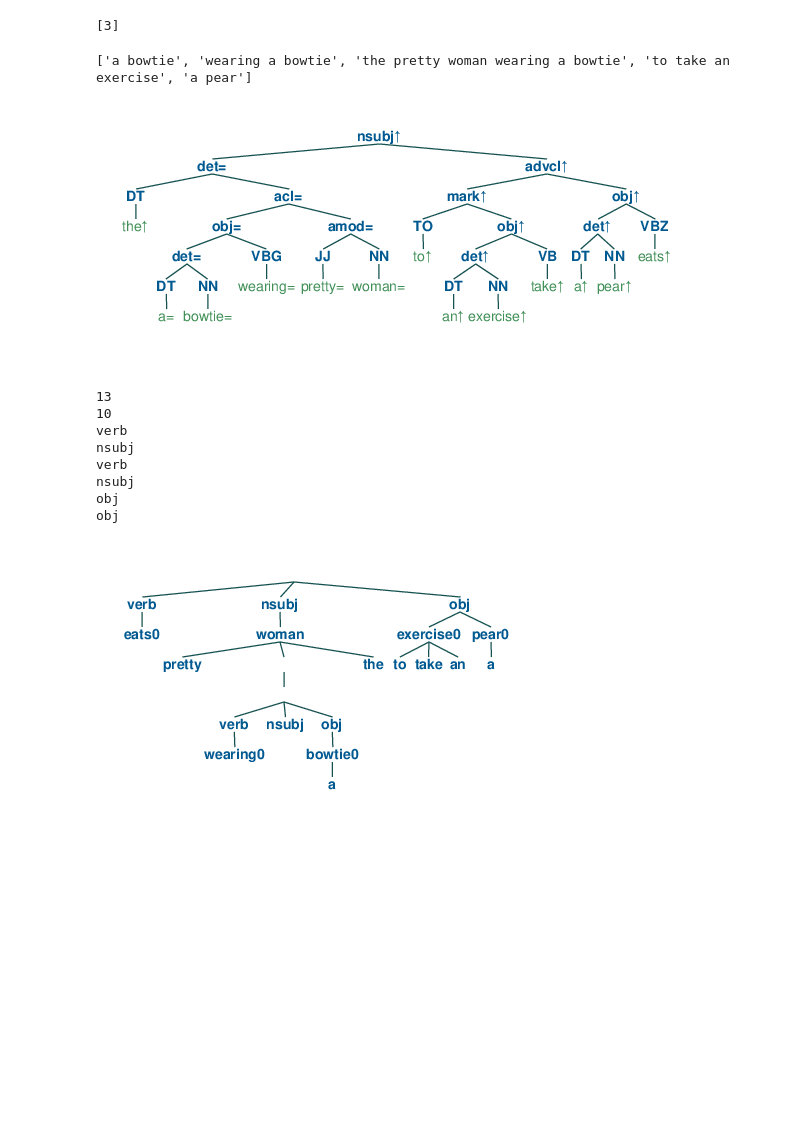
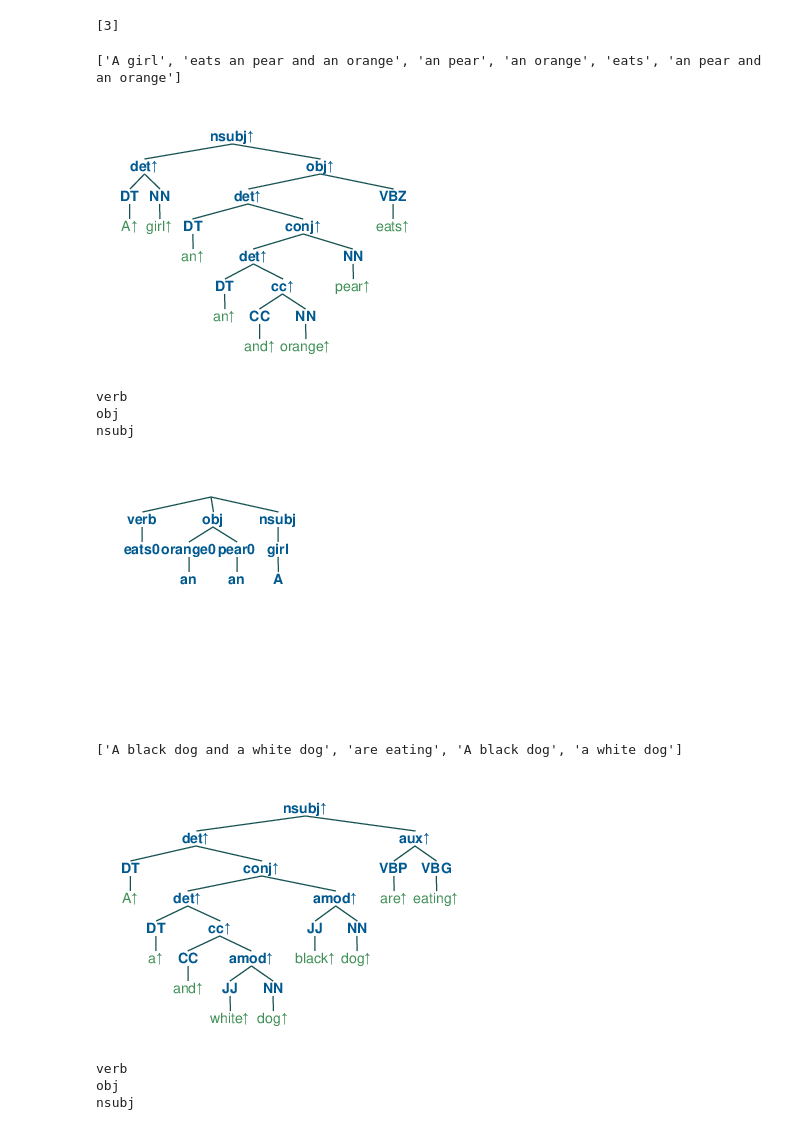
Before and after one commit to eric11eca/NeuralLog, a Jupyter notebook: src/theory_align.ipynb, the cells around one changed output. Drawn from its saved outputs; the diff is of its cells as text; code cells hidden in the pictures; blank space fills up the shorter version.

Commit message:
fix: improvements and updates on Chunker

```diff
--- a/src/theory_align.ipynb
+++ b/src/theory_align.ipynb
@@ -809,5 +805,6 @@ def construct_sentence(root):
                 break
             index += 1
         output.insert(index,listNodes[k])
-    return output
+    newChunk = Chunk(None, output)
+    return newChunk
 # %%
@@ -834,35 +857,55 @@ def make_chunks(graph_or_root, results):
         root = graph_or_root.root
     else:
         root = graph_or_root
+    cont_out = dict()
     for cont in root.nexts.keys():
         for contNode in root.nexts[cont]:
-            chunk_from_nodes(contNode, results)
-    outList = []
-    for nodeList in results:
+            comp = chunk_from_nodes(contNode, results)
+            if(cont in cont_out):
+                cont_out[cont].append(comp)
+            else:
+                cont_out[cont] = []
+                cont_out[cont].append(comp)
+        if(cont in cont_out):
+            cont_out[cont] = combine_conj_chunk(cont_out[cont])
+            results += cont_out[cont]
+    if("verb" in cont_out and "obj" in cont_out):
+        for vbChunk in cont_out["verb"]:
+            for objChunk in cont_out["obj"]:
+                if(vbChunk.node.pair == objChunk.node.pair):
+                    vb = vbChunk.nodeList
+                    obj = objChunk.nodeList
+                    if(vb[-1].end +1 == obj[0].start):
+                            results.append(Chunk(vbChunk.node, vb+obj))
+    outList = set()
+    for nodeChunk in results:
         tempStr = ""
-        for node in nodeList:
+        for node in nodeChunk.nodeList:
             tempStr += node.word
             tempStr += " "
-        outList.append(tempStr.rstrip())
-    return outList
+        outList.add(tempStr.rstrip())
+
+    return list(outList)
 # %%
 results = []
-gh1 = mono2Graph(results_tree[2])
+gh1 = mono2Graph(results_tree[0])
 print(make_chunks(gh1, results))
-visualize_tree(pipeline.postprocess(results_tree[2],""))
-print(results_tree[1].right.right.right.key)
-print(results_tree[1].right.right.left.left.key)
+visualize_tree(pipeline.postprocess(results_tree[0],""))
+jupyter_draw_nltk_tree(Tree.fromstring(gh1.get_magicText()))
 
-jupyter_draw_nltk_tree(Tree.fromstring(gh1.get_magicText()))
+gh2 = mono2Graph(results_tree[1])
+print(make_chunks(gh2, []))
+visualize_tree(pipeline.postprocess(results_tree[1],""))
+jupyter_draw_nltk_tree(Tree.fromstring(gh2.get_magicText()))
 # %% [output]
-['a bowtie', 'wearing a bowtie', 'the pretty woman wearing a bowtie', 'to take an exercise', 'a pear']
+['A girl', 'eats an pear and an orange', 'an pear', 'an orange', 'eats', 'an pear and an orange']
-[figure, old version]
+[figure, new version]
-13
-10
 verb
+obj
 nsubj
-verb
-nsubj
-obj
-obj
-[figure, old version]
+[figure, new version]
+['A black dog and a white dog', 'are eating', 'A black dog', 'a white dog']
+[figure, added]
+verb
+obj
+nsubj
```
Also changed, not shown: parts of 32 cells of this notebook, 1 other file.
